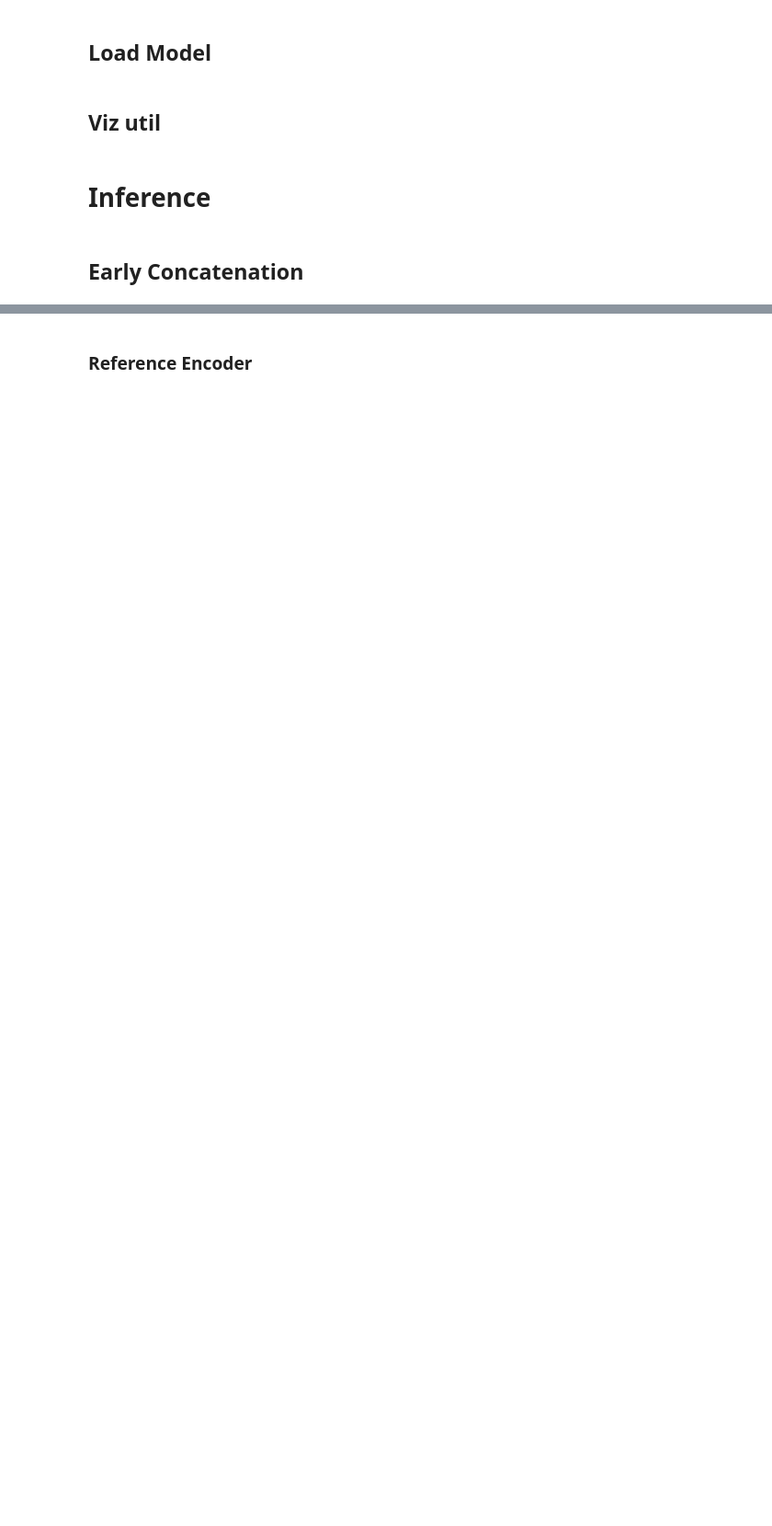
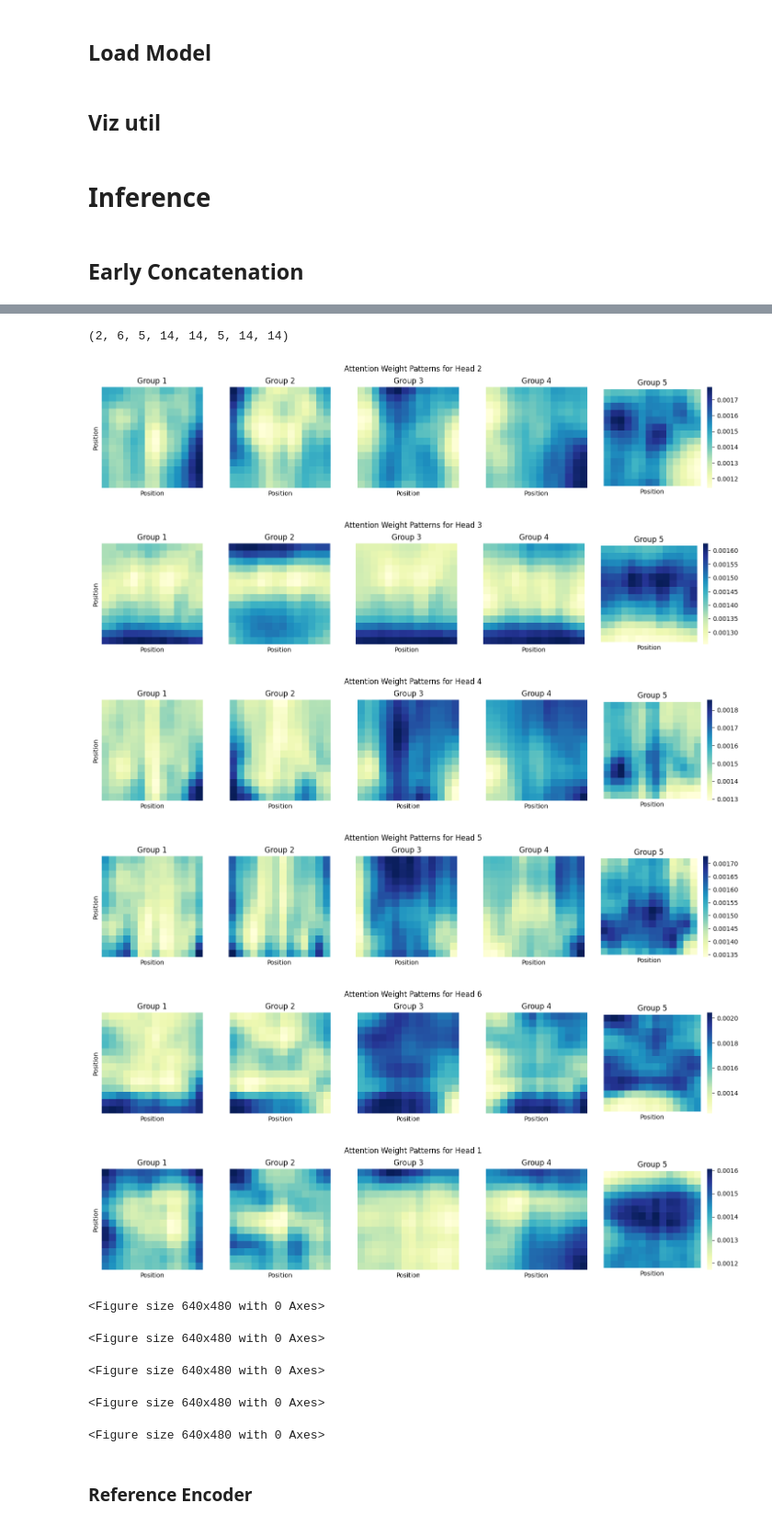
Before and after one commit to johnGachihi/scenic, a Jupyter notebook: scenic/projects/loca/visualise_attn_weights.ipynb, the cells around one changed output, grey strips where cells are left out. Shown at 92% size. Drawn from its saved outputs; the diff is of its cells as text; code cells hidden in the pictures; blank space fills up the shorter version.

```diff
--- a/scenic/projects/loca/visualise_attn_weights.ipynb
+++ b/scenic/projects/loca/visualise_attn_weights.ipynb
@@ -197,2 +284,29 @@ ref_enc_attn_weights[0, :, :5, :5]
+# %%
+_ref_enc_attn_weights = ref_enc_attn_weights.reshape(2, 6, 196, 5, 196, 5)  # [B, num_heads, L, G, L, G]
+_ref_enc_attn_weights = _ref_enc_attn_weights.transpose(0, 1, 3, 2, 5, 4)   # [B, num_heads, G, L, G, L]
+# %%
+_ref_enc_attn_weights = _ref_enc_attn_weights.reshape(2, 6, 5, 14, 14, 5, 14, 14)   # [B, num_heads, G, L, G, L]
+# plt.imsave('img.png', arr=_ref_enc_attn_weights[0, 0, 0, 0, 0
+_ref_enc_attn_weights.shape
+# %% [output]
+(2, 6, 5, 14, 14, 5, 14, 14)
+# %%
+# Uncomment to visualize all heads
+figures = visualize_all_attention_heads(_ref_enc_attn_weights, cmap='YlGnBu')
+for fig in figures:
+    plt.figure(fig.number)
+    plt.show()
+# %% [output]
+[figure, added]
+[figure, added]
+[figure, added]
+[figure, added]
+[figure, added]
+[figure, added]
+<Figure size 640x480 with 0 Axes>
+<Figure size 640x480 with 0 Axes>
+<Figure size 640x480 with 0 Axes>
+<Figure size 640x480 with 0 Axes>
+<Figure size 640x480 with 0 Axes>
 # %% [markdown]
 ### Reference Encoder
```
Also changed, not shown: parts of 16 cells of this notebook, 3 other files.
